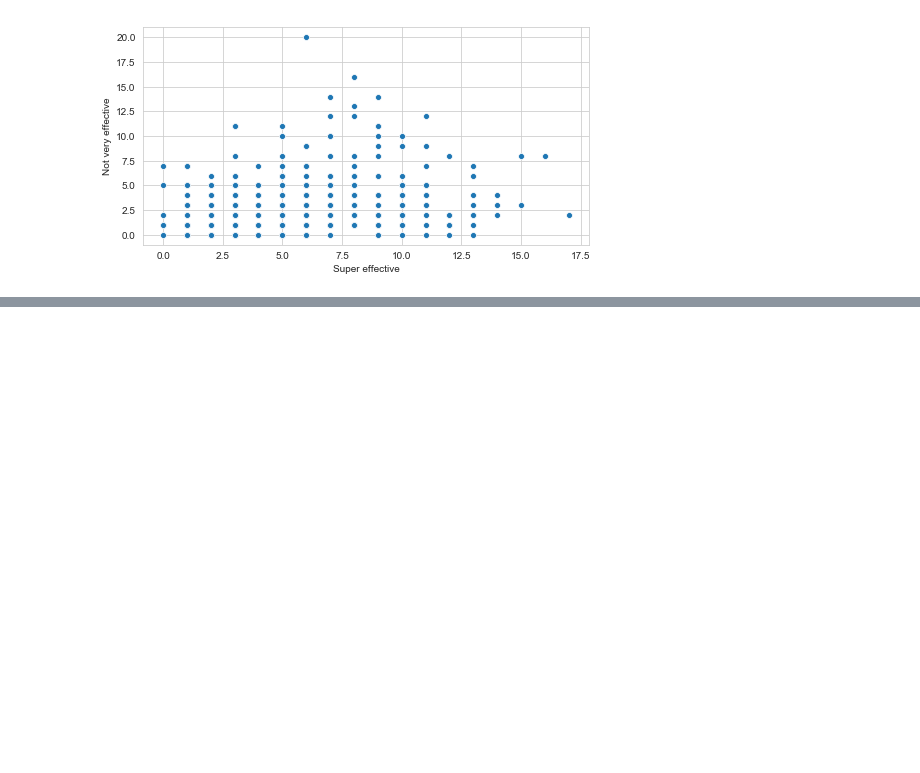
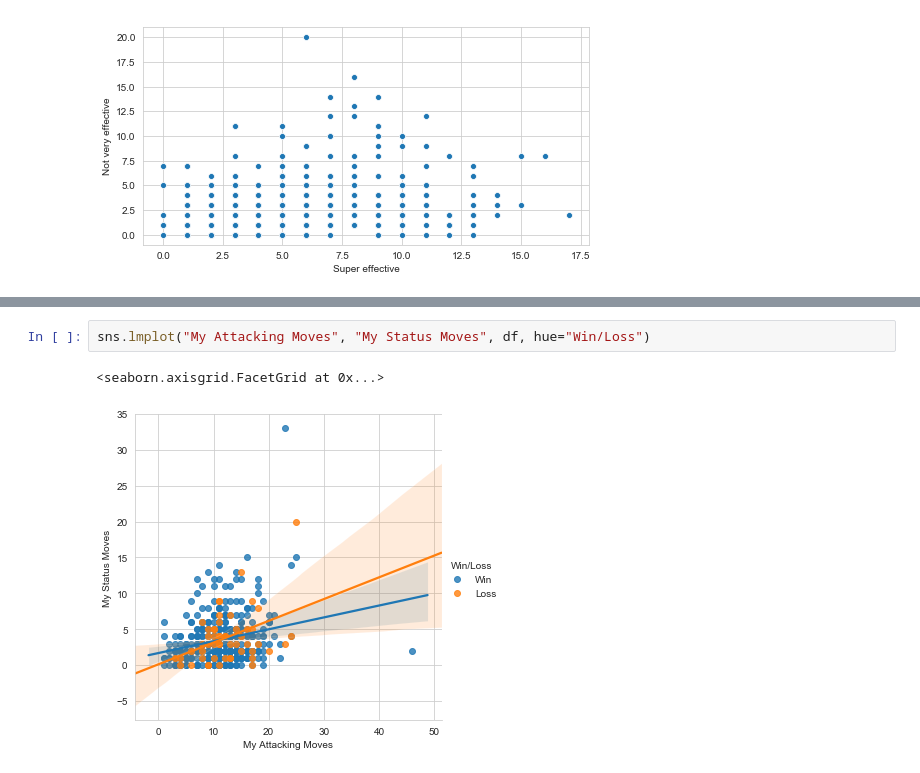
Before and after one commit to FPang95/MyWorks, a Jupyter notebook: PokemonShowdown/PokeStats.ipynb, the cells around one changed output, grey strips where cells are left out. Cells and saved outputs as stored; diff of their text form; blank space fills up the shorter version.

```diff
--- a/PokemonShowdown/PokeStats.ipynb
+++ b/PokemonShowdown/PokeStats.ipynb
@@ -401,0 +418,5 @@ sns.scatterplot(df["Super effective"], df["Not very effective"])
+# %%
+sns.lmplot("My Attacking Moves", "My Status Moves", df, hue="Win/Loss")
+# %% [output]
+<seaborn.axisgrid.FacetGrid at 0x...>
+[figure, added]
```
Also changed, not shown: parts of 8 cells of this notebook.
